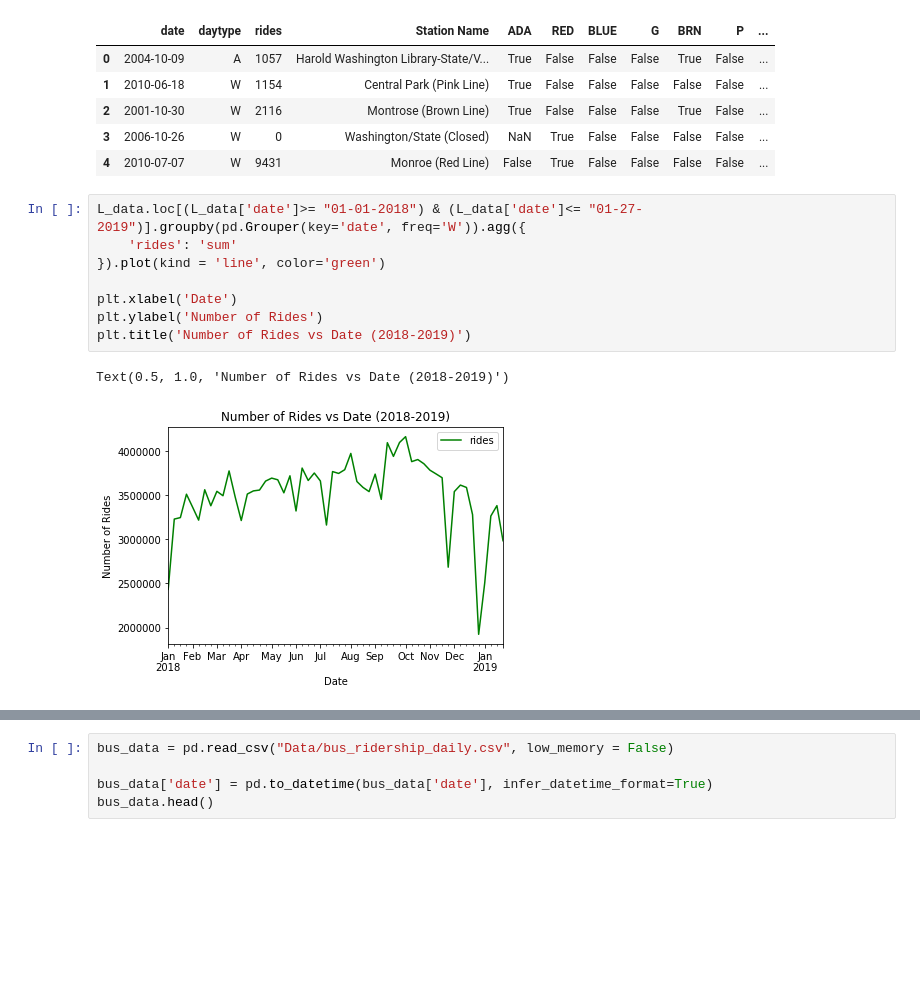
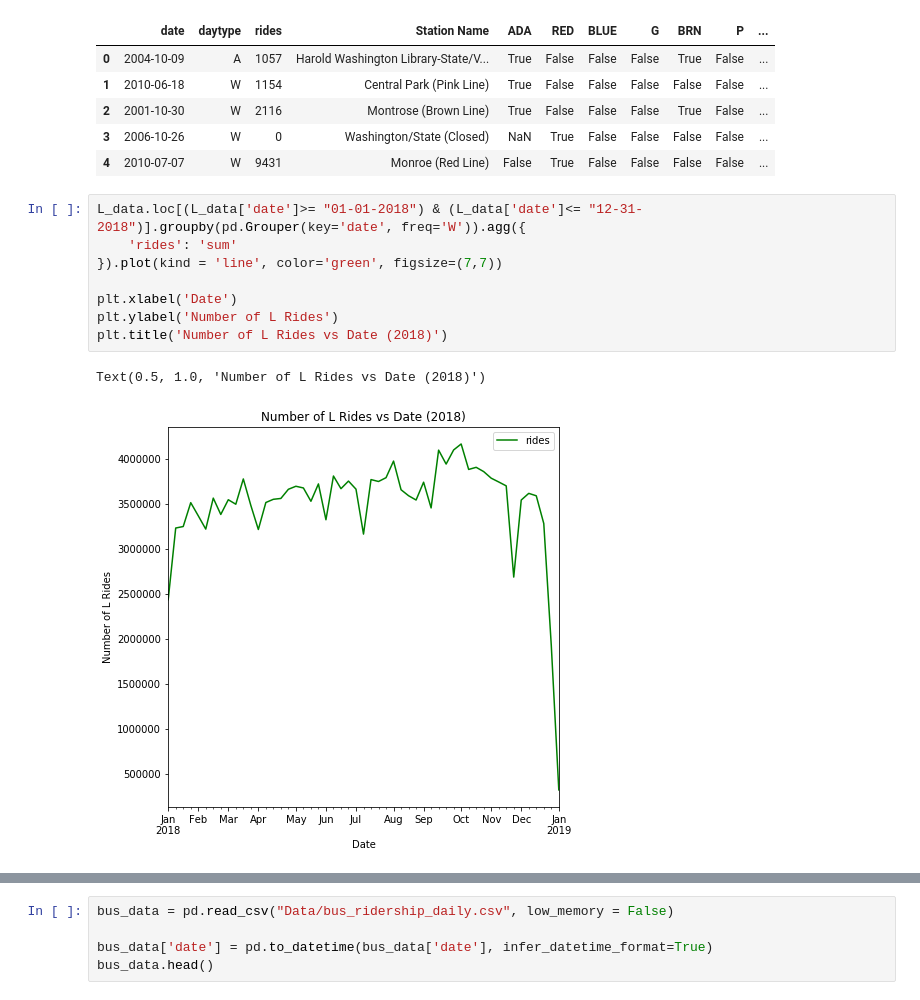
Before and after one commit to cdfencing/Project-I, a Jupyter notebook: Bus_and_L_lineplots.ipynb, the cells around one changed output, grey strips where cells are left out. Cells and saved outputs as stored; diff of their text form; blank space fills up the shorter version.

```diff
--- a/Bus_and_L_lineplots.ipynb
+++ b/Bus_and_L_lineplots.ipynb
@@ -16,14 +16,14 @@ L_data.head()
 | 3 | 2006-10-26 | W | 0 | Washington/State (Closed) | NaN | True | False | False | False | False | ... |
 | 4 | 2010-07-07 | W | 9431 | Monroe (Red Line) | False | True | False | False | False | False | ... |
 # %%
-L_data.loc[(L_data['date']>= "01-01-2018") & (L_data['date']<= "01-27-2019")].groupby(pd.Grouper(key='date', freq='W')).agg({
+L_data.loc[(L_data['date']>= "01-01-2018") & (L_data['date']<= "12-31-2018")].groupby(pd.Grouper(key='date', freq='W')).agg({
     'rides': 'sum'
-}).plot(kind = 'line', color='green')
+}).plot(kind = 'line', color='green', figsize=(7,7))
 
 plt.xlabel('Date')
-plt.ylabel('Number of Rides')
-plt.title('Number of Rides vs Date (2018-2019)')
+plt.ylabel('Number of L Rides')
+plt.title('Number of L Rides vs Date (2018)')
 # %% [output]
-Text(0.5, 1.0, 'Number of Rides vs Date (2018-2019)')
+Text(0.5, 1.0, 'Number of L Rides vs Date (2018)')
-[figure, old version]
+[figure, new version]
 # %%
```
Also changed, not shown: parts of 11 cells of this notebook, 24 other files.
